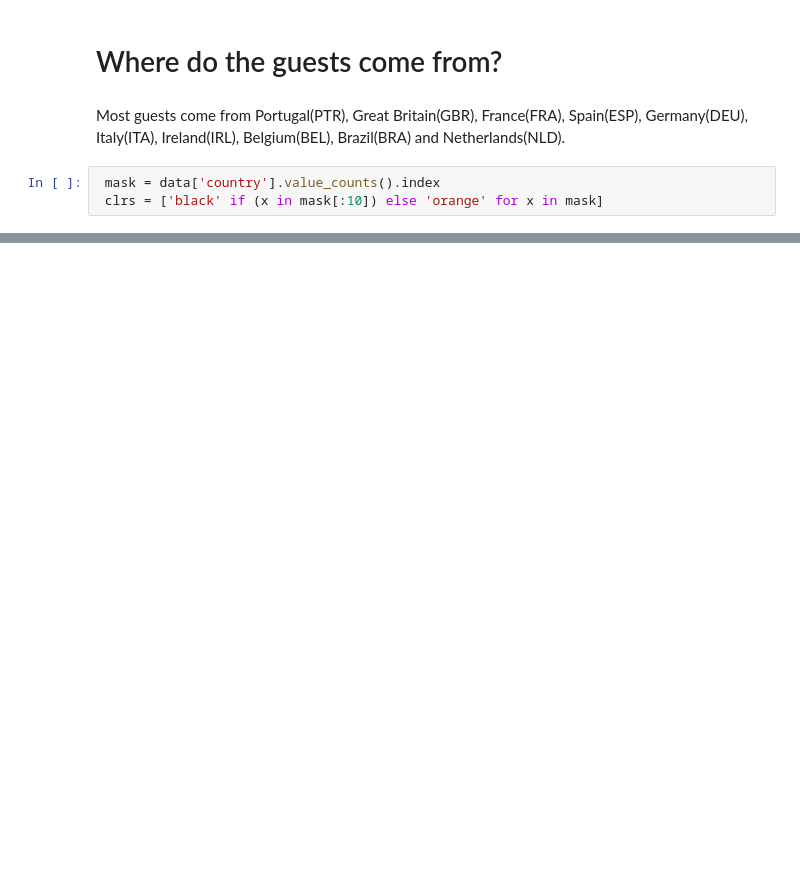
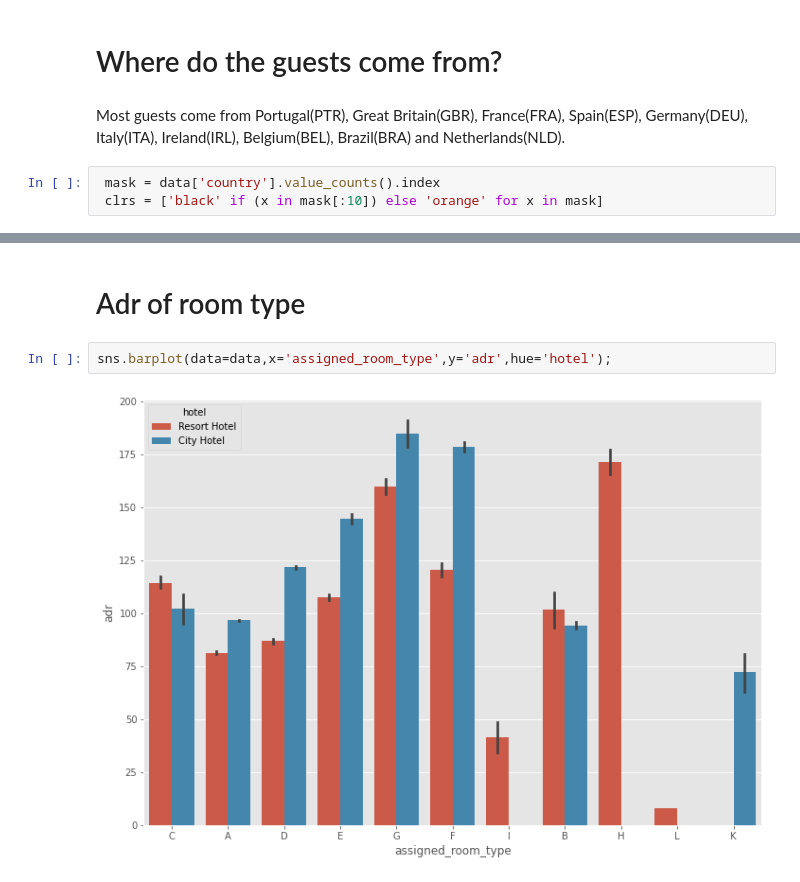
Before and after one commit to aynaval/Hotel-booking-analysis_EDA, a Jupyter notebook: EDA_Capstone_Project.ipynb, the cells around one changed output, grey strips where cells are left out. Cells and saved outputs as stored; diff of their text form; blank space fills up the shorter version.

```diff
--- a/EDA_Capstone_Project.ipynb
+++ b/EDA_Capstone_Project.ipynb
@@ -548,0 +561,6 @@ plt.tight_layout()
+# %% [markdown]
+# Adr of room type
+# %%
+sns.barplot(data=data,x='assigned_room_type',y='adr',hue='hotel');
+# %% [output]
+[figure, added]
```
Also changed, not shown: parts of 52 cells of this notebook.
